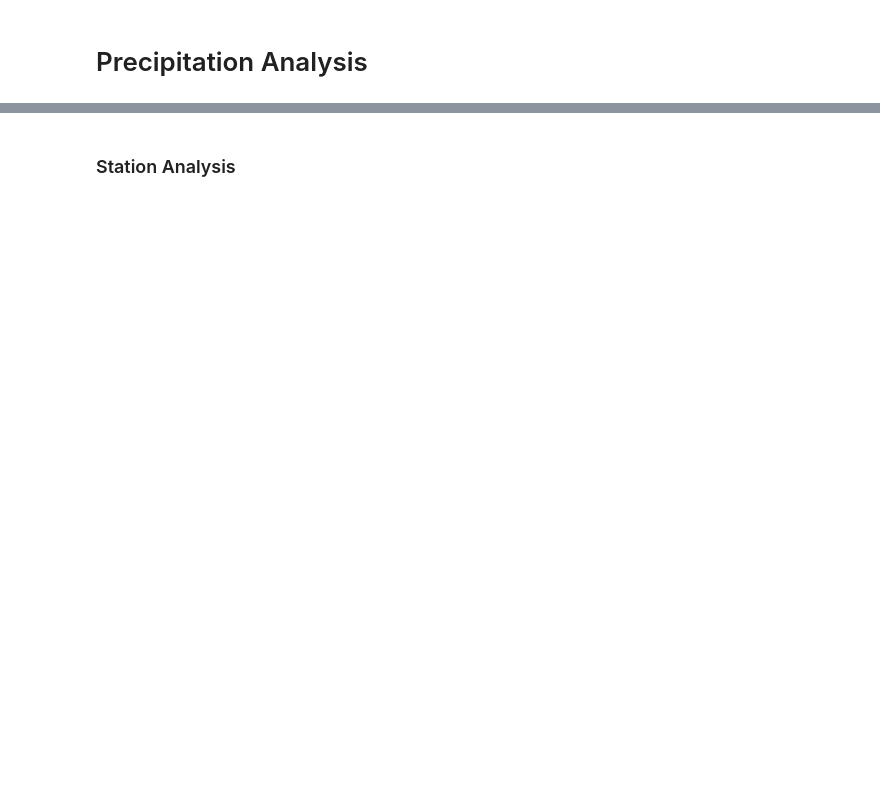
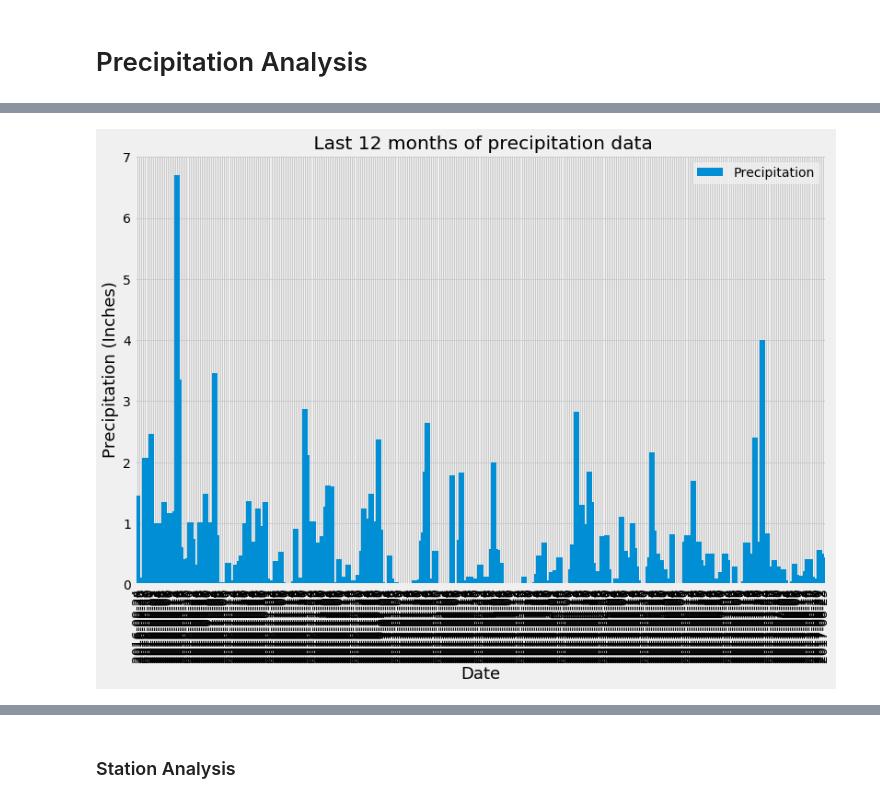
Before and after one commit to Niharika17S/SQL_Alchemy-, a Jupyter notebook: climate_starter.ipynb, the cells around one changed output, grey strips where cells are left out. Saved outputs shown, nothing was run; the diff lists cells and outputs as text; code cells hidden in the pictures; blank space fills up the shorter version.

```diff
--- a/climate_starter.ipynb
+++ b/climate_starter.ipynb
@@ -77,13 +114,16 @@ prec_df.head()
 # %%
 #Plot the results using the DataFrame `plot` method
-prec_df.plot(kind="bar", width=3, figsize=(80,8),rot=90)
+prec_df.plot(kind="bar", width=3, figsize=(12,8),rot=90)
 plt.title(" Last 12 months of precipitation data")
 plt.ylabel("Precipitation (Inches)", size=18)
 plt.xlabel("Date", size=18)
 plt.grid(True)
+plt.savefig("Images/Precipitation1.png")
 plt.show()
-plt.tight_layout()
-plt.savefig("Images/Precipitation.png")
+#plt.tight_layout()
+#plt.savefig("Images/Precipitation1.png")
+# %% [output]
+[figure, added]
 # %%
 # Use Pandas to calculate the summary statistics for the precipitation data
 
```
Also changed, not shown: parts of 21 cells of this notebook, 2 other files.
